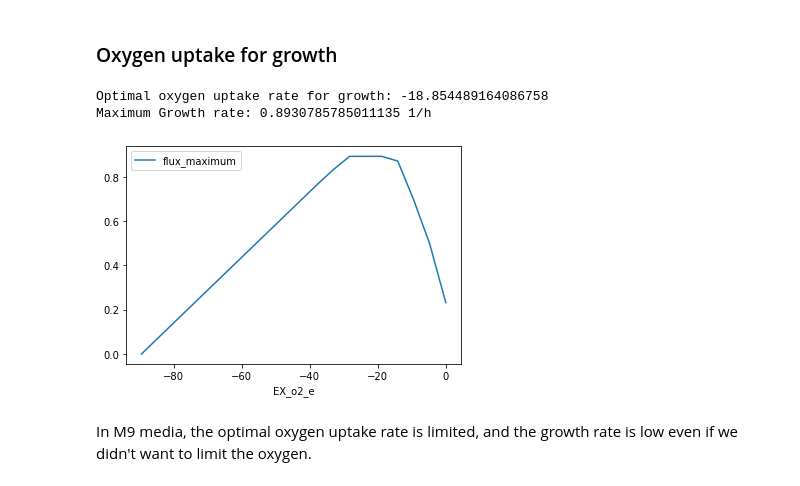
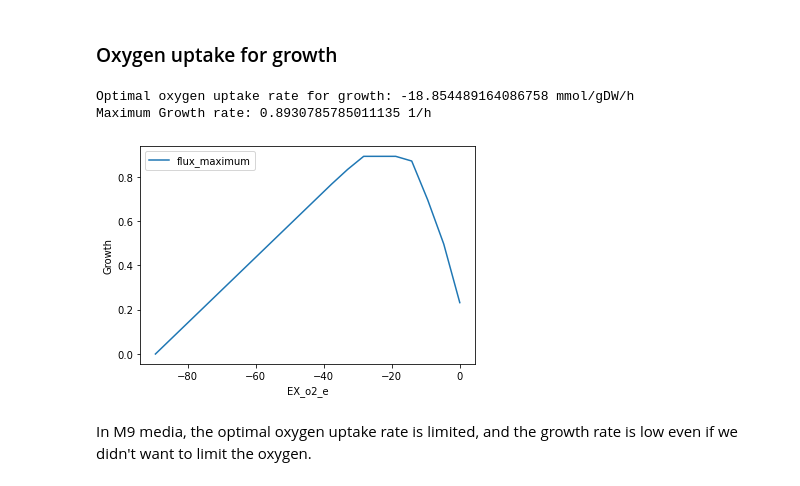
Before and after one commit to 27410/group-assignment-2021-group_1_vibrio_natriegens_2021, a Jupyter notebook: Phenotypic_phase_planes_plotting.ipynb, the cells around one changed output. Drawn from its saved outputs; the diff is of its cells as text; code cells hidden in the pictures.

```diff
--- a/Phenotypic_phase_planes_plotting.ipynb
+++ b/Phenotypic_phase_planes_plotting.ipynb
@@ -260,8 +267,8 @@ with model_LB_vio_fad:
     maxvio = round(ppp_Growth_LB_2.flux_maximum[ppp_Growth_LB_2.flux_maximum.idxmax()], 4)
     v = ppp_Growth_LB_2.Growth[round(ppp_Growth_LB_2.flux_maximum,4) == maxvio]
 
-    print('Growth rate:', max(v), '1/h')
+    print('Growth rateat the maximum production reached:', max(v), '1/h')
     print('Maximum production rate:', model_LB_vio_fad.optimize().objective_value, 'mmol/gDW/h')
     ppp_Growth_LB_2.plot(x='Growth', y='flux_maximum')
-    plt.ylabel('Product flux')
+    plt.ylabel('Violacein production')
 # %% [output]
@@ -292,5 +299,5 @@ with model_LB_vio_fad:
     print('Growth rate at maximum production with minimum 20% growth:', max(v), '1/h')
     print('Maximum production rate:', model_LB_vio_fad.optimize().objective_value, 'mmol/gDW/h')
     ppp_Growth_LB_2.plot(x='Growth', y='flux_maximum')
-    plt.ylabel('Product flux')
+    plt.ylabel('Violacein production')
 # %% [output]
@@ -328,7 +335,8 @@ with model_M9_vio_fad:
     maxvio = round(ppp_glc_M9.flux_maximum[ppp_glc_M9.flux_maximum.idxmax()], 4)
     v = ppp_glc_M9.EX_glc__D_e[round(ppp_glc_M9.flux_maximum,4) == maxvio]
 
-    print('Optimal glucose uptake rate for growth:', max(v))
+    print('Optimal glucose uptake rate for growth:', max(v), 'mmol/gDW/h')
     print('Maximum Growth rate:', model_M9_vio_fad.optimize().objective_value, '1/h')
     ppp_glc_M9.plot(x='EX_glc__D_e', y='flux_maximum')
+    plt.ylabel('Growth')
 # %% [output]
@@ -348,7 +356,8 @@ with model_M9_vio_fad:
     maxvio = round(ppp_glc_M9_2.flux_maximum[ppp_glc_M9_2.flux_maximum.idxmax()], 4)
     v = ppp_glc_M9_2.EX_glc__D_e[round(ppp_glc_M9_2.flux_maximum,4) == maxvio]
 
-    print('Optimal glucose uptake rate for growth:', max(v))
+    print('Optimal glucose uptake rate for growth:', max(v), 'mmol/gDW/h')
     print('Maximum Growth rate:', model_M9_vio_fad.optimize().objective_value, '1/h')
     ppp_succ_M9_2.plot(x='EX_glc__D_e', y='flux_maximum')
+    plt.ylabel('Growth')
 # %% [output]
@@ -364,20 +373,21 @@ Here even if we don't limit the oxygen uptake, it cannot take all the glucose up
 # %%
 with model_M9_vio_fad:
     model_M9_vio_fad.reactions.EX_o2_e.bounds = -1000, 1000
     ppp_o2_M9 = production_envelope(model_M9_vio_fad,
                     reactions=[model_M9_vio_fad.reactions.EX_o2_e],
                     objective=model_M9_vio_fad.reactions.Growth)
 
     maxvio = round(ppp_o2_M9.flux_maximum[ppp_o2_M9.flux_maximum.idxmax()], 4)
     v = ppp_o2_M9.EX_o2_e[round(ppp_o2_M9.flux_maximum,4) == maxvio]
 
-    print('Optimal oxygen uptake rate for growth:', max(v))
+    print('Optimal oxygen uptake rate for growth:', max(v), 'mmol/gDW/h')
     print('Maximum Growth rate:', model_M9_vio_fad.optimize().objective_value, '1/h')
     ppp_o2_M9.plot(x='EX_o2_e', y='flux_maximum')
+    plt.ylabel('Growth')
 # %% [output]
-Optimal oxygen uptake rate for growth: -18.854489164086758
+Optimal oxygen uptake rate for growth: -18.854489164086758 mmol/gDW/h
 Maximum Growth rate: 0.8930785785011135 1/h
-[figure, old version]
+[figure, new version]
 # %% [markdown]
 In M9 media, the optimal oxygen uptake rate is limited, and the growth rate is low even if we didn't want to limit the oxygen.
 # %% [markdown]
```
Also changed, not shown: parts of 18 cells of this notebook, 1 other file.
